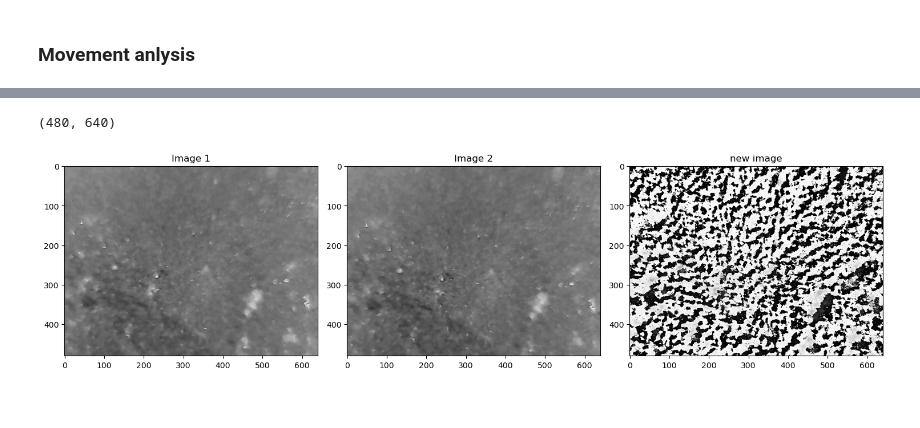
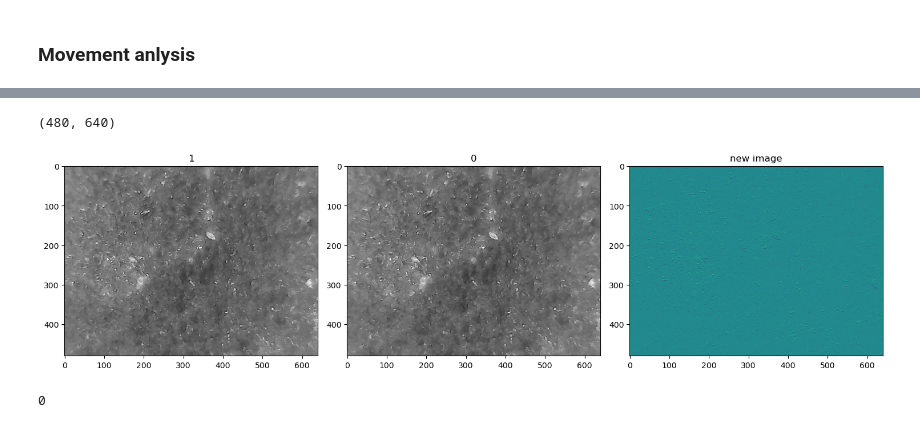
Before and after one commit to malithjkd/PBA_vision, a Jupyter notebook: data_processing/image_motion.ipynb, the cells around one changed output, grey strips where cells are left out. Cells and saved outputs as stored; diff of their text form; code cells hidden in the pictures.

Commit message:
create functions for capture dif of images

```diff
--- a/data_processing/image_motion.ipynb
+++ b/data_processing/image_motion.ipynb
@@ -241,33 +174,6 @@ plt.show()
-# %%
-image1 = cv2.imread(sorted_file_path_motion[0], cv2.IMREAD_GRAYSCALE)
-image2 = cv2.imread(sorted_file_path_motion[108], cv2.IMREAD_GRAYSCALE)
-print(image1.shape)
-
-
-new_imege_1 = image2 - image1
-
-image1_rgb = cv2.cvtColor(image1,cv2.COLOR_BGR2RGB)
-image2_rgb = cv2.cvtColor(image2,cv2.COLOR_BGR2RGB)
-new_imege_1_rgb = cv2.cvtColor(new_imege_1,cv2.COLOR_BGR2RGB)
-
-
-fig, axes = plt.subplots(1,3 , figsize=(15, 5))  # 1 row, 3 columns
-axes[0].imshow(image1_rgb)
-#axes[0].axis('off')
-axes[0].set_title('Image 1')
-axes[1].imshow(image2_rgb)
-#axes[1].axis('off')
-axes[1].set_title('Image 2')
-
-axes[2].imshow(new_imege_1_rgb)
-#axes[2].axis('off')
-axes[2].set_title('new image')
-
-
-# Adjust layout for better visualization
-plt.tight_layout()
-# Display the subplots
-plt.show()
-# %% [output]
-(480, 640)
-[figure, removed]
+# %%
+image_dif_color(1,0)
+# %% [output]
+(480, 640)
+[figure, added]
+0
```
Also changed, not shown: parts of 10 cells of this notebook.
